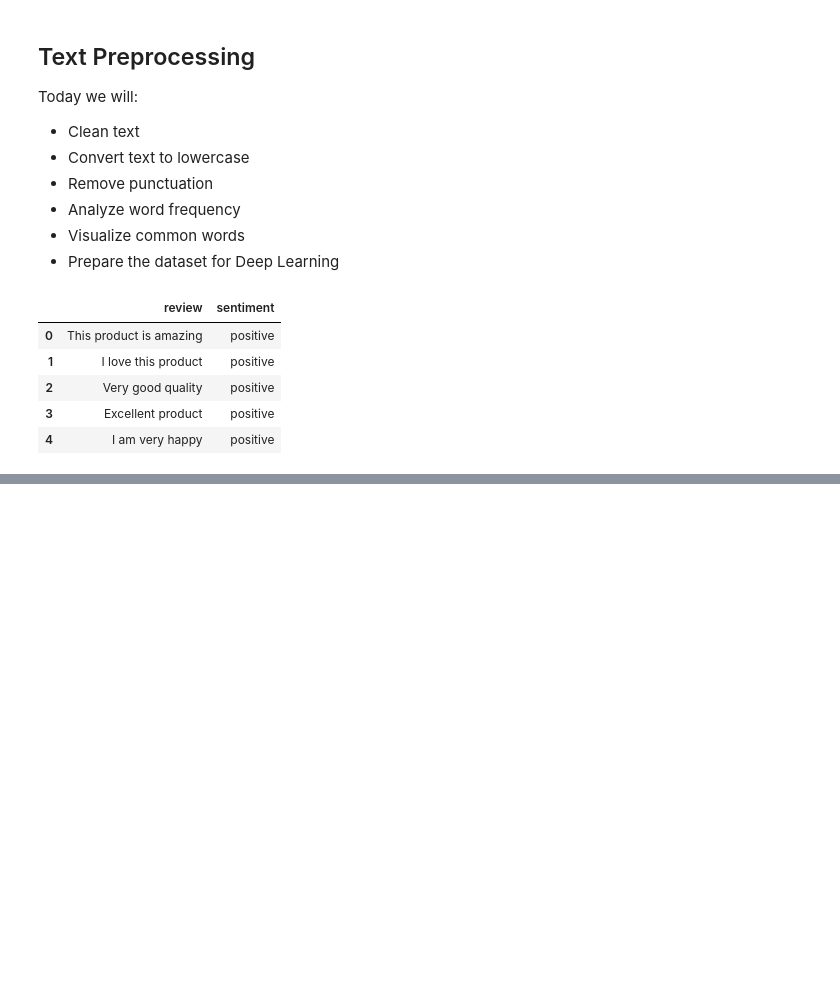
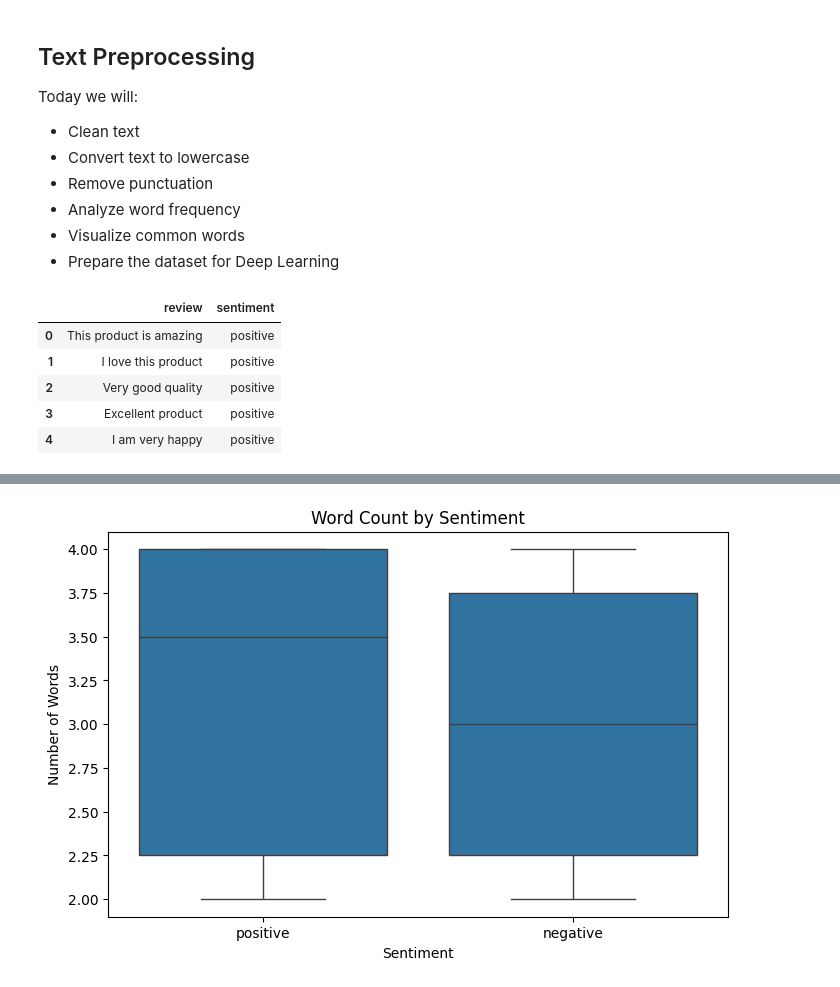
Before and after one commit to olaazimi1998/AI-Roadmap, a Jupyter notebook: week33-capstone(deep learning)/notebooks/preprocessing.ipynb, the cells around one changed output, grey strips where cells are left out. Drawn from its saved outputs; the diff is of its cells as text; code cells hidden in the pictures; blank space fills up the shorter version.

```diff
--- a/week33-capstone(deep learning)/notebooks/preprocessing.ipynb
+++ b/week33-capstone(deep learning)/notebooks/preprocessing.ipynb
@@ -60,0 +128,18 @@ df.head()
+# %%
+df["word_count"] = df["tokens"].apply(len)
+
+plt.figure(figsize=(8, 5))
+
+sns.boxplot(
+    data=df,
+    x="sentiment",
+    y="word_count"
+)
+
+plt.title("Word Count by Sentiment")
+plt.xlabel("Sentiment")
+plt.ylabel("Number of Words")
+
+plt.show()
+# %% [output]
+[figure, added]
```
Also changed, not shown: parts of 5 cells of this notebook, 14 other files.
